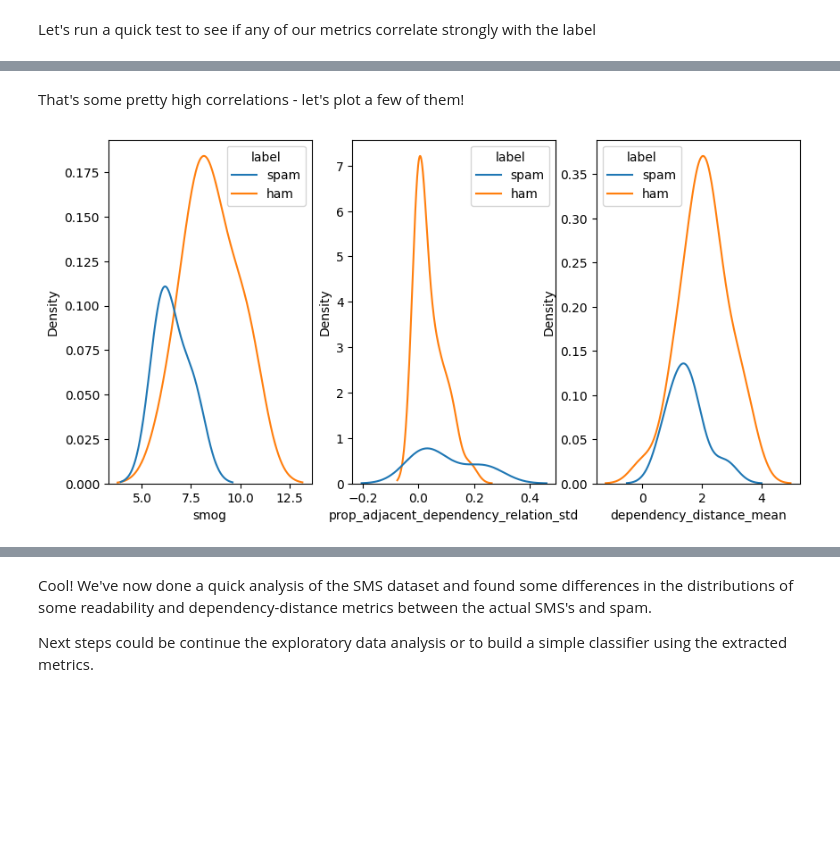
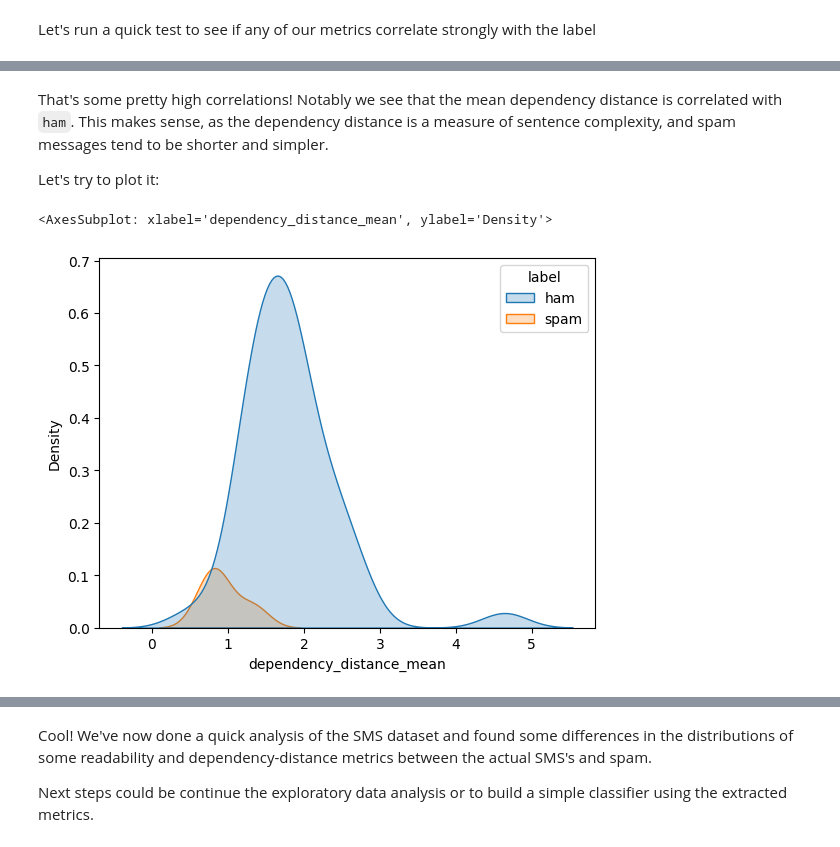
Before and after one commit to centre-for-humanities-computing/DaCy, a Jupyter notebook: tutorials/textdescriptives_integration.ipynb, the cells around one changed output, grey strips where cells are left out. Saved outputs shown, nothing was run; the diff lists cells and outputs as text; code cells hidden in the pictures; blank space fills up the shorter version.

```diff
--- a/tutorials/textdescriptives_integration.ipynb
+++ b/tutorials/textdescriptives_integration.ipynb
@@ -108,11 +107,10 @@ prop_adjacent_dependency_relation_mean    0.131484
 dtype: float64
-# %% [markdown]
-That's some pretty high correlations - let's plot a few of them!
-# %%
-# plot a kde plot for the top 3 metrics
-import matplotlib.pyplot as plt
-fig, ax = plt.subplots(1,3, figsize=(10, 5), sharey=False)
-for i, metric in enumerate(metrics_correlations.index[:3]):
-    sns.kdeplot(df, x=metric, hue="label", ax=ax[i])
-# %% [output]
-[figure, removed]
+# %% [markdown]
+That's some pretty high correlations! Notably we see that the mean dependency distance is correlated with `ham`. This makes sense, as the dependency distance is a measure of sentence complexity, and spam messages tend to be shorter and simpler.
+
+Let's try to plot it:
+# %%
+sns.kdeplot(df, x="dependency_distance_mean", hue="label", fill=True)
+# %% [output]
+<AxesSubplot: xlabel='dependency_distance_mean', ylabel='Density'>
+[figure, added]
```
Also changed, not shown: parts of 11 cells of this notebook, 2 other files.
